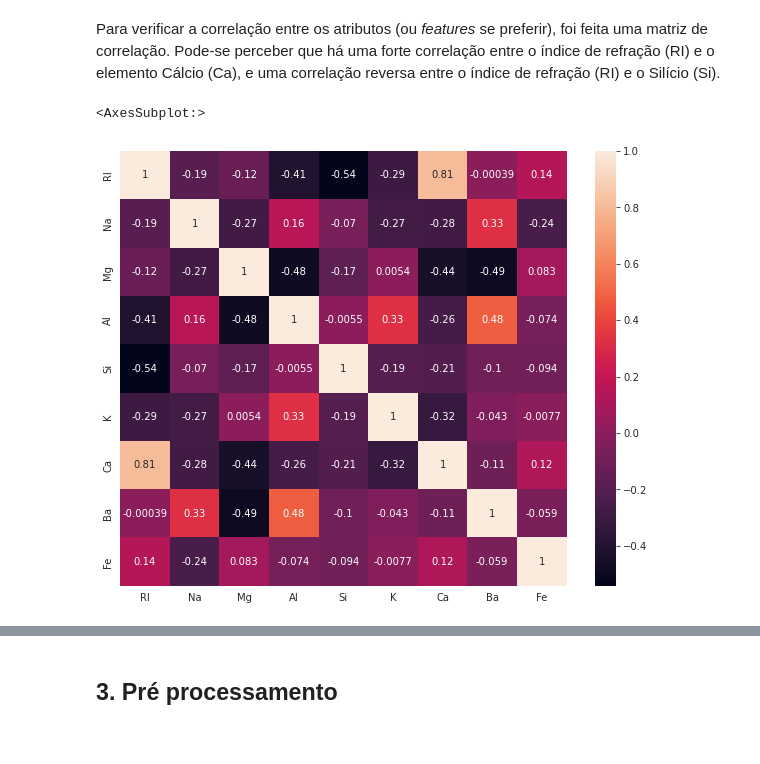
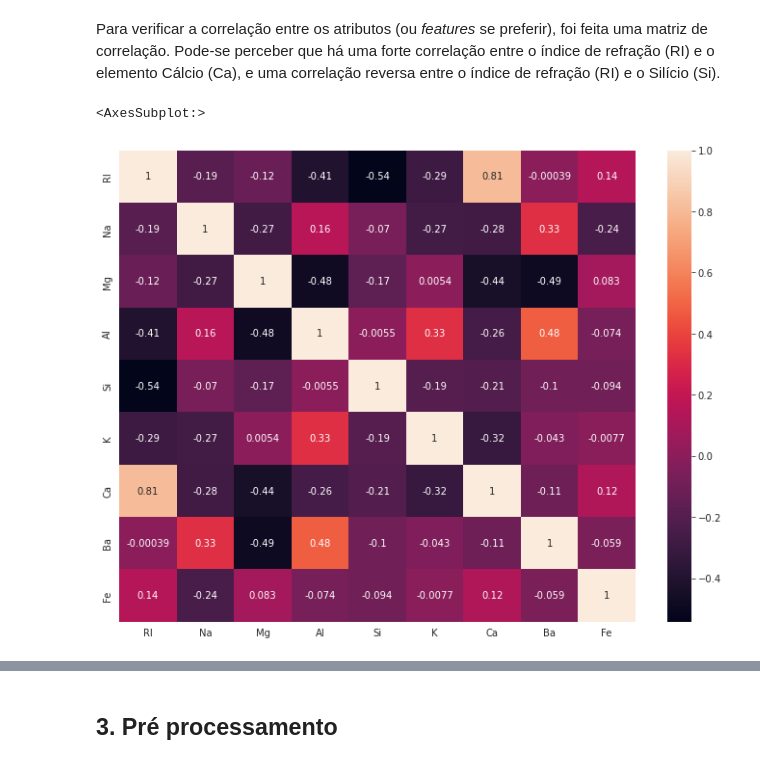
Before and after one commit to davi-santos/Glass-Classification, a Jupyter notebook: Data Analysis.ipynb, the cells around one changed output, grey strips where cells are left out. Drawn from its saved outputs; the diff is of its cells as text; code cells hidden in the pictures.

```diff
--- a/Data Analysis.ipynb
+++ b/Data Analysis.ipynb
@@ -108,8 +117,8 @@ sns.pairplot(data=df,hue='Type',palette='Set2')
 # %% [markdown]
 Para verificar a correlação entre os atributos (ou *features* se preferir), foi feita uma matriz de correlação. Pode-se perceber que há uma forte correlação entre o índice de refração (RI) e o elemento Cálcio (Ca), e uma correlação reversa entre o índice de refração (RI) e o Silício (Si).
 # %%
-plt.figure(figsize=(10,8))
+plt.figure(figsize=(12,9))
 sns.heatmap(df.drop('Type',axis=1).corr(), annot=True)
 # %% [output]
 <AxesSubplot:>
-[figure, old version]
+[figure, new version]
```
Also changed, not shown: parts of 26 cells of this notebook.
